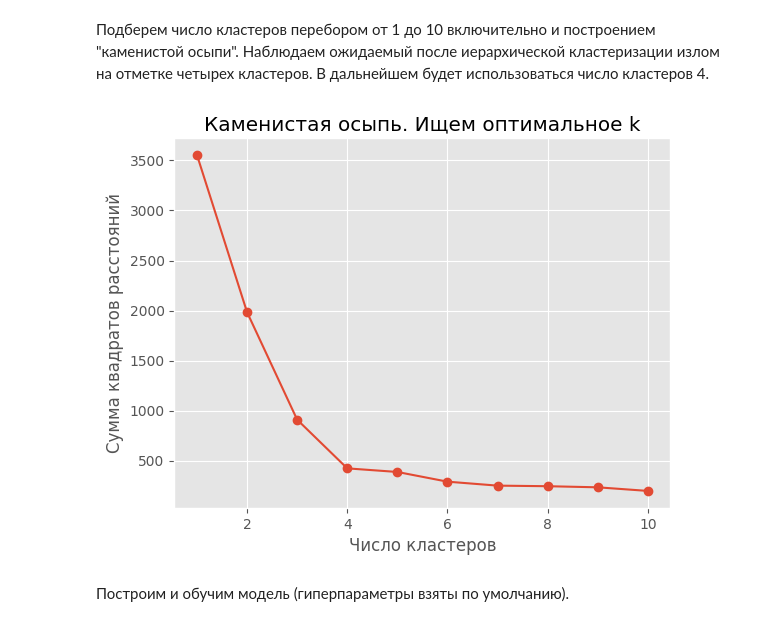
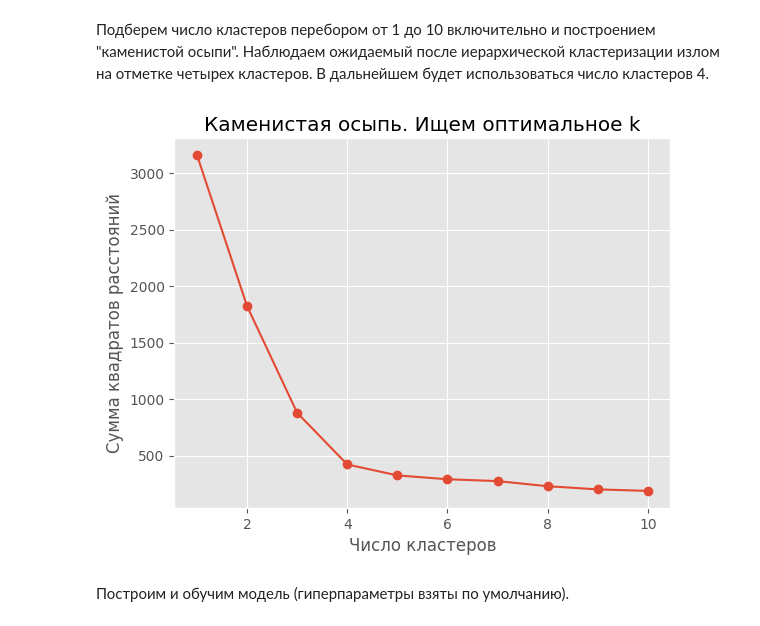
Before and after one commit to Olga225/ITMO_Data_Analysis, a Jupyter notebook: Task1_Lollipops.ipynb, the cells around one changed output. Saved outputs shown, nothing was run; the diff lists cells and outputs as text; code cells hidden in the pictures.

```diff
--- a/Task1_Lollipops.ipynb
+++ b/Task1_Lollipops.ipynb
@@ -180,20 +182,22 @@ df.groupby('cluster').mean()
 # %% [markdown]
 Подберем число кластеров перебором от 1 до 10 включительно и построением "каменистой осыпи". Наблюдаем ожидаемый после иерархической кластеризации излом на отметке четырех кластеров. В дальнейшем будет использоваться число кластеров 4.
 # %%
+df = pd.read_csv(url, sep=";")
+
 K = range(1, 11)
 
 # Вычисляем значения критерия качества для разного числа кластеров
 models = [KMeans(n_clusters=k, random_state=42).fit(df) for k in K]
 dist = [model.inertia_ for model in models]
 
 # Строим график каменистая осыпь
 plt.plot(K, dist, marker='o')
 plt.xlabel('Число кластеров')
 plt.ylabel('Сумма квадратов расстояний')
 plt.title('Каменистая осыпь. Ищем оптимальное k')
 plt.show()
 # %% [output]
-[figure, old version]
+[figure, new version]
 # %% [markdown]
 Построим и обучим модель (гиперпараметры взяты по умолчанию).
 # %%
```
Also changed, not shown: parts of 16 cells of this notebook.
